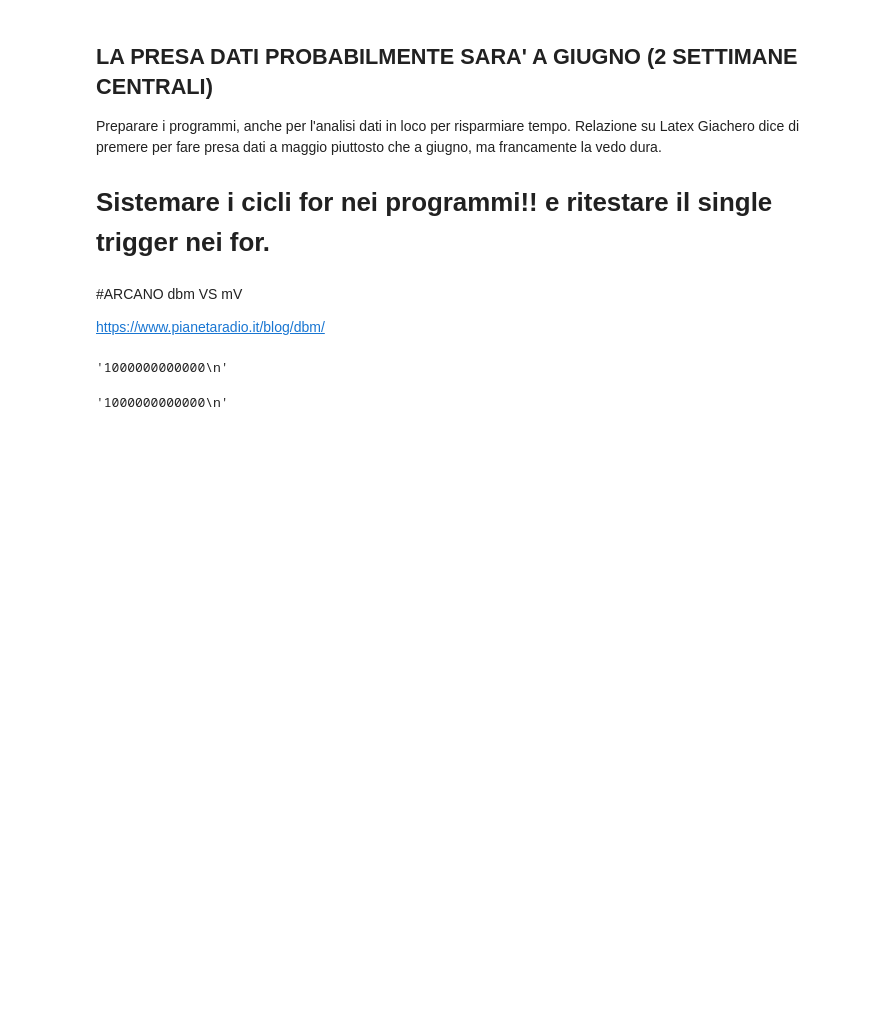
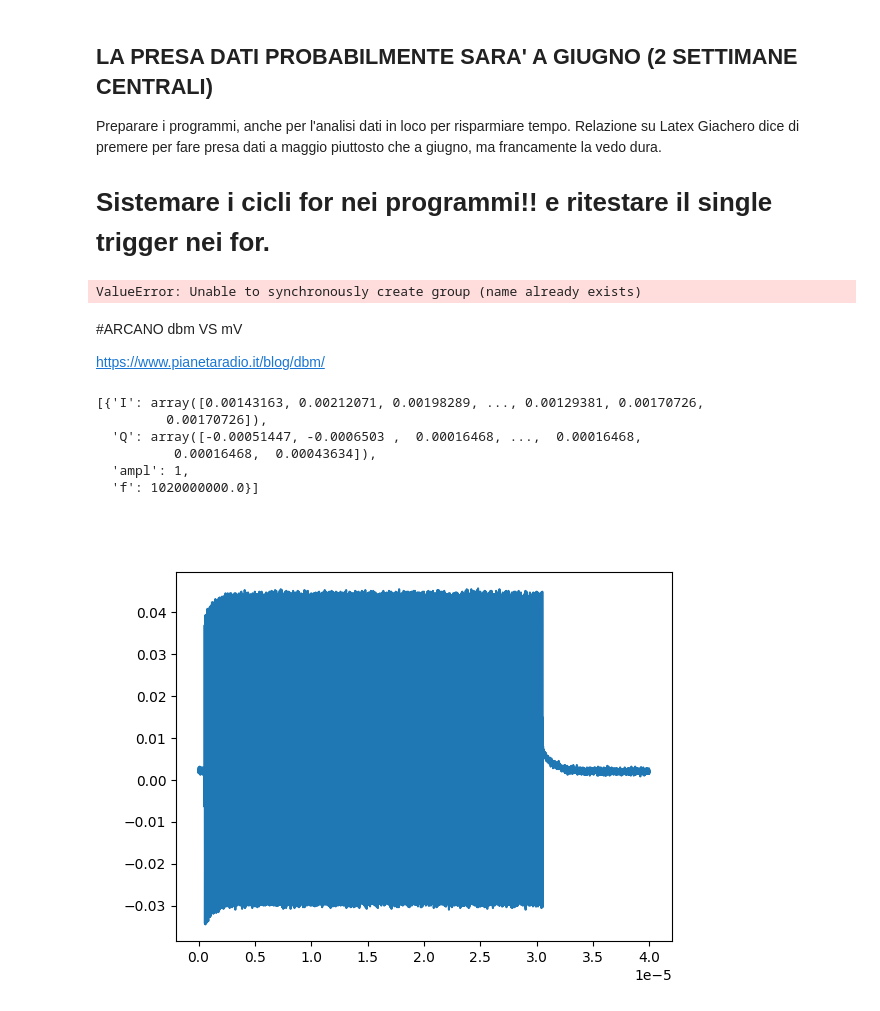
Before and after one commit to biqute/QTLab2324, a Jupyter notebook: PAandQubit/Actual_Work/IQMixer.ipynb, the cells around one changed output. Cells and saved outputs as stored; diff of their text form; code cells hidden in the pictures; blank space fills up the shorter version.

```diff
--- a/PAandQubit/Actual_Work/IQMixer.ipynb
+++ b/PAandQubit/Actual_Work/IQMixer.ipynb
@@ -170,19 +166,21 @@ Relazione su Latex
 Giachero dice di premere per fare presa dati a maggio piuttosto che a giugno, ma francamente la vedo dura.
 # Sistemare i cicli for nei programmi!! e ritestare il single trigger nei for.
 # %%
-fetched_data = []
-fetched_data += [{'I': a, 'Q': b,'ampl' : amplitude, 'f' : pulse_freq }]
+# fetched_data = []
+# fetched_data += [{'I': a, 'Q': b,'ampl' : amplitude, 'f' : pulse_freq }]
 
-#print(fetched_data)
+# #print(fetched_data)
 
-with h5py.File('FIRST_IQ_filters.hdf5', 'a') as f:                      # creo file hdf5 di nome tra virgolette e lo apro in modalità a = appen
-    for j in range(0, len(fetched_data)):
-        gp_data = f.create_group(str(j))
-        I, Q, ampl, f = fetched_data[j].items()
-        gp_data.create_dataset(I[0], data = I[1])
-        gp_data.create_dataset(Q[0], data = Q[1])
-        gp_data.create_dataset(ampl[0], data = ampl[1] )
-        gp_data.create_dataset(f[0], data = f[1])
+# with h5py.File('FIRST_IQ_filters.hdf5', 'a') as f:                      # creo file hdf5 di nome tra virgolette e lo apro in modalità a = appen
+#     for j in range(0, len(fetched_data)):
+#         gp_data = f.create_group(str(j))
+#         I, Q, ampl, f = fetched_data[j].items()
+#         gp_data.create_dataset(I[0], data = I[1])
+#         gp_data.create_dataset(Q[0], data = Q[1])
+#         gp_data.create_dataset(ampl[0], data = ampl[1] )
+#         gp_data.create_dataset(f[0], data = f[1])
+# %% [output]
+ValueError: Unable to synchronously create group (name already exists)
 # %%
 fetched_data = []
 with h5py.File('FIRST_IQ.hdf5', 'r') as f:
@@ -197,12 +195,24 @@ with h5py.File('FIRST_IQ.hdf5', 'r') as f:
 #ARCANO  dbm  VS mV
 
 https://www.pianetaradio.it/blog/dbm/
-# %%
-fsl.get_frequency()
-# %% [output]
-'1000000000000\n'
-# %%
-fsl.set_output('ON')
-fsl.device.write(b'FREQ?\r')
-# %% [output]
-'1000000000000\n'
+# %%
+fetched_data
+# %% [output]
+[{'I': array([0.00143163, 0.00212071, 0.00198289, ..., 0.00129381, 0.00170726,
+         0.00170726]),
+  'Q': array([-0.00051447, -0.0006503 ,  0.00016468, ...,  0.00016468,
+          0.00016468,  0.00043634]),
+  'ampl': 1,
+  'f': 1020000000.0}]
+# %%
+plt.clf()
+
+i = fetched_data[0]['I']
+q = fetched_data[0]['Q']
+
+#plt.plot(np.arange(len(i))/sample_rate, np.sqrt(i**2 + q**2))
+
+plt.plot(np.arange(len(i))/sample_rate, np.sqrt(2)*i)
+plt.show()
+# %% [output]
+[figure, added]
```
Also changed, not shown: parts of 4 cells of this notebook.
